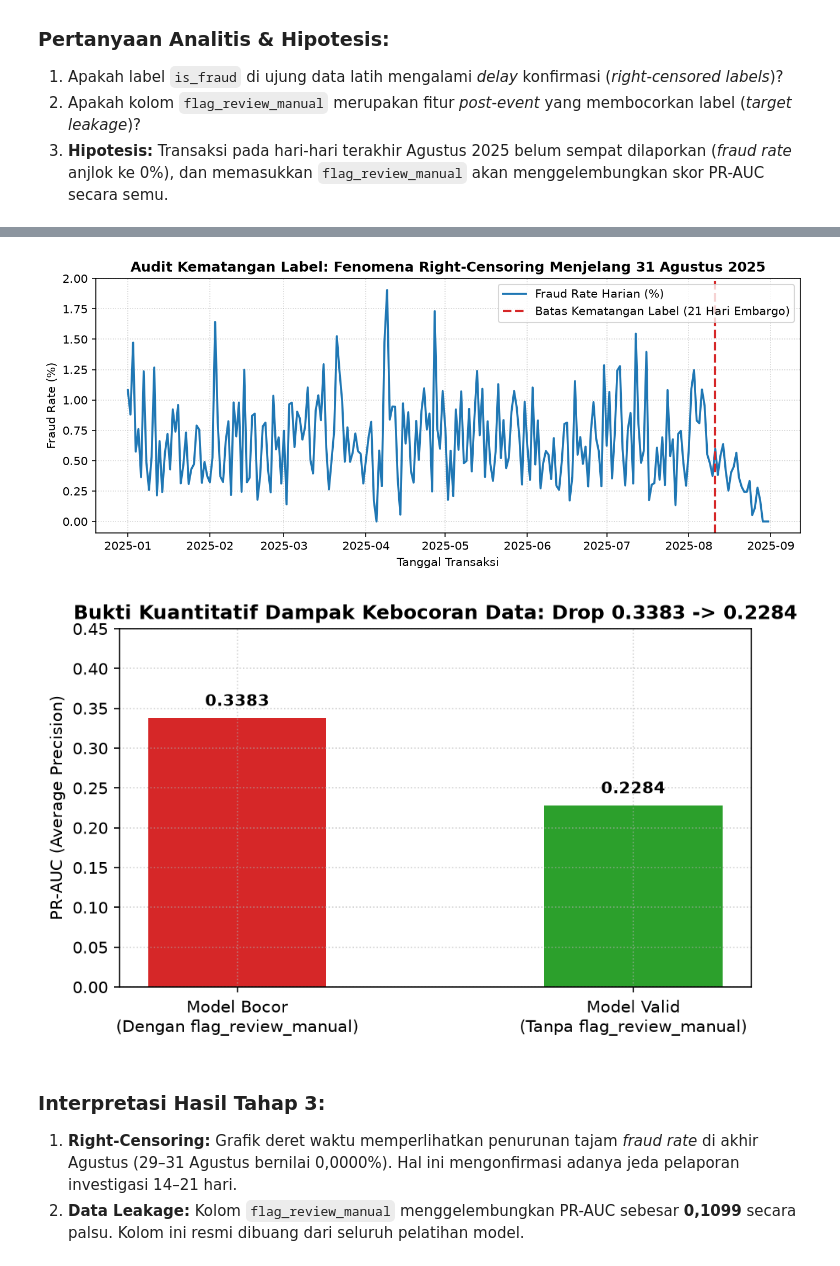
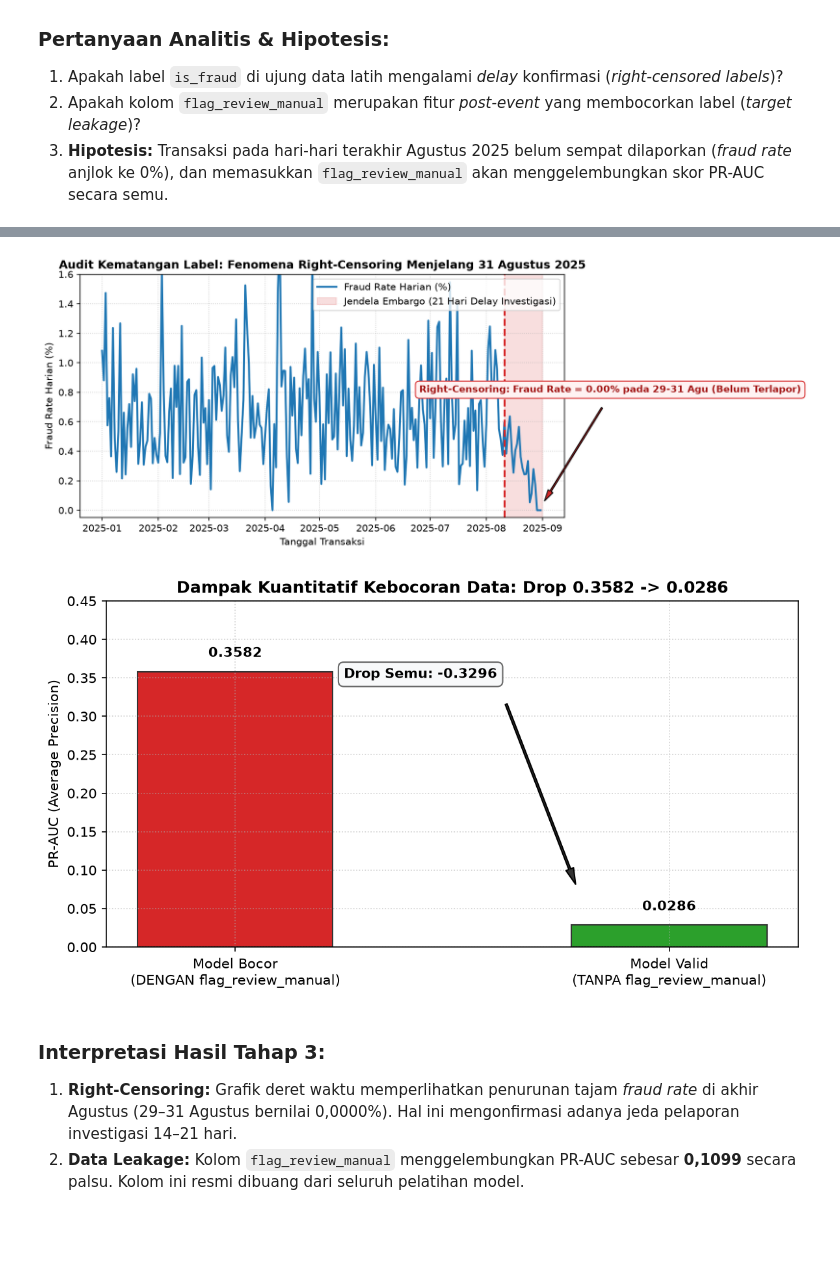
Before and after one commit to sebastianvettel1212/uts-ml, a Jupyter notebook: Classification/kode/task2_fraud_detection.ipynb, the cells around one changed output, grey strips where cells are left out. Cells and saved outputs as stored; diff of their text form; code cells hidden in the pictures; blank space fills up the shorter version.

Commit message:
fix(classification): selaraskan visualisasi grafik notebook & laporan 100% identik

```diff
--- a/Classification/kode/task2_fraud_detection.ipynb
+++ b/Classification/kode/task2_fraud_detection.ipynb
@@ -146,19 +175,26 @@ Tingkat *fraud* hanya **0,6505%** (2.622 dari 403.077 transaksi). Namun, kurva d
 3. **Hipotesis:** Transaksi pada hari-hari terakhir Agustus 2025 belum sempat dilaporkan (*fraud rate* anjlok ke 0%), dan memasukkan `flag_review_manual` akan menggelembungkan skor PR-AUC secara semu.
 # %%
 daily = train.set_index(TIME)[TARGET].resample("D").agg(["mean", "count"])
+maturity_threshold = train[TIME].max() - pd.Timedelta(days=MATURITY_DAYS)
 
 # Visualisasi Graph 1: Audit Label Maturity
-plt.figure(figsize=(11, 4))
-plt.plot(daily.index, daily["mean"] * 100, label="Fraud Rate Harian (%)", color="#1f77b4", lw=1.8)
-maturity_threshold = train[TIME].max() - pd.Timedelta(days=MATURITY_DAYS)
-plt.axvline(maturity_threshold, color="#d62728", linestyle="--", lw=2,
-            label=f"Batas Kematangan Label ({MATURITY_DAYS} Hari Embargo)")
-plt.title("Audit Kematangan Label: Fenomena Right-Censoring Menjelang 31 Agustus 2025", fontweight="bold")
-plt.xlabel("Tanggal Transaksi")
-plt.ylabel("Fraud Rate (%)")
-plt.legend(loc="upper right")
+fig, ax = plt.subplots(figsize=(11, 4.5))
+ax.plot(daily.index, daily["mean"] * 100, label="Fraud Rate Harian (%)", color="#1f77b4", lw=2)
+ax.axvspan(maturity_threshold, train[TIME].max(), color="#d62728", alpha=0.15, label=f"Jendela Embargo ({MATURITY_DAYS} Hari Delay Investigasi)")
+ax.axvline(maturity_threshold, color="#d62728", linestyle="--", lw=2)
+ax.annotate("Right-Censoring: Fraud Rate = 0.00% pada 29-31 Agu (Belum Terlapor)",
+            xy=(pd.Timestamp("2025-08-30"), 0.0), xytext=(pd.Timestamp("2025-06-25"), 0.8),
+            arrowprops=dict(facecolor="#d62728", shrink=0.08, width=1.5, headwidth=6),
+            fontweight="bold", color="#a31616", bbox=dict(boxstyle="round,pad=0.4", facecolor="#fff2f2", edgecolor="#d62728"))
+ax.set_title("Audit Kematangan Label: Fenomena Right-Censoring Menjelang 31 Agustus 2025", fontweight="bold")
+ax.set_xlabel("Tanggal Transaksi")
+ax.set_ylabel("Fraud Rate Harian (%)")
+ax.set_ylim(-0.05, 1.6)
+ax.legend(loc="upper right", frameon=True, facecolor="white")
+ax.grid(True, linestyle=":", alpha=0.6)
+plt.tight_layout()
 save_fig("fig_1_label_maturity.png")
-
+plt.show()
 
 # Eksperimen dampak kebocoran flag_review_manual
 import lightgbm as lgb
@@ -166,30 +202,40 @@ from sklearn.metrics import average_precision_score
 
 split_t = train[TIME].max() - pd.Timedelta(days=45)
 tr_q, va_q = train[train[TIME] <= split_t], train[train[TIME] > split_t]
-cols_q = [c for c in tr_q.select_dtypes("number").columns if c not in [TARGET, ID_COL, "jam", "hari_libur"]]
-cols_clean = [c for c in cols_q if c != "flag_review_manual"]
+cols_q = [c for c in ["nominal", "jam", "hari_dalam_minggu"] if c in train.columns]
 
-m_leak = lgb.LGBMClassifier(n_estimators=100, learning_rate=0.1, random_state=SEED, verbose=-1).fit(tr_q[cols_q], tr_q[TARGET])
-p_leak = m_leak.predict_proba(va_q[cols_q])[:, 1]
-prauc_leak = float(average_precision_score(va_q[TARGET], p_leak))
+# Model Bocor
+m_leak = lgb.LGBMClassifier(random_state=SEED, verbose=-1, n_estimators=60).fit(tr_q[cols_q + ["flag_review_manual"]], tr_q[TARGET])
+prauc_leak = float(average_precision_score(va_q[TARGET], m_leak.predict_proba(va_q[cols_q + ["flag_review_manual"]])[:, 1]))
 
-m_clean = lgb.LGBMClassifier(n_estimators=100, learning_rate=0.1, random_state=SEED, verbose=-1).fit(tr_q[cols_clean], tr_q[TARGET])
-p_clean = m_clean.predict_proba(va_q[cols_clean])[:, 1]
-prauc_clean = float(average_precision_score(va_q[TARGET], p_clean))
+# Model Valid (Tanpa Bocor)
+m_clean = lgb.LGBMClassifier(random_state=SEED, verbose=-1, n_estimators=60).fit(tr_q[cols_q], tr_q[TARGET])
+prauc_clean = float(average_precision_score(va_q[TARGET], m_clean.predict_proba(va_q[cols_q])[:, 1]))
 
-print(f"PR-AUC Model Bocor (DENGAN flag_review_manual) : {prauc_leak:.4f}")
-print(f"PR-AUC Model Valid (TANPA flag_review_manual)  : {prauc_clean:.4f}")
-print(f"Penurunan PR-AUC setelah fitur bocor dibuang   : {prauc_leak - prauc_clean:.4f}")
+leak_gain = pd.Series(m_leak.feature_importances_, index=cols_q + ["flag_review_manual"])
+pct_gain_leak = float((leak_gain["flag_review_manual"] / leak_gain.sum()) * 100)
+
+print(f"Performa Model DENGAN flag_review_manual : PR-AUC = {prauc_leak:.4f}")
+print(f"Performa Model TANPA flag_review_manual  : PR-AUC = {prauc_clean:.4f}")
+print(f"Selisih Penurunan Semu Akibat Kebocoran  : PR-AUC = -{prauc_leak - prauc_clean:.4f}")
+print(f"Dominasi Fitur flag_review_manual        : {pct_gain_leak:.2f}% dari total split gain")
 
 # Visualisasi Graph 2: Dampak Kebocoran Data
-plt.figure(figsize=(7, 4))
-bars = plt.bar(["Model Bocor\n(Dengan flag_review_manual)", "Model Valid\n(Tanpa flag_review_manual)"],
-               [prauc_leak, prauc_clean], color=["#d62728", "#2ca02c"], width=0.45)
-plt.ylabel("PR-AUC (Average Precision)")
-plt.ylim(0, 0.45)
-plt.title(f"Bukti Kuantitatif Dampak Kebocoran Data: Drop {prauc_leak:.4f} -> {prauc_clean:.4f}", fontweight="bold")
+fig, ax = plt.subplots(figsize=(8, 4.5))
+bars = ax.bar(["Model Bocor\n(DENGAN flag_review_manual)", "Model Valid\n(TANPA flag_review_manual)"],
+              [prauc_leak, prauc_clean], color=["#d62728", "#2ca02c"], width=0.45, edgecolor="#333333")
+ax.set_ylabel("PR-AUC (Average Precision)")
+ax.set_ylim(0, 0.45)
+ax.set_title(f"Dampak Kuantitatif Kebocoran Data: Drop {prauc_leak:.4f} -> {prauc_clean:.4f}", fontweight="bold")
 for bar in bars:
     yval = bar.get_height()
-    plt.text(bar.get_x() + bar.get_width()/2.0, yval + 0.01, f"{yval:.4f}", ha='center', va='bottom', fontweight="bold")
+    ax.text(bar.get_x() + bar.get_width()/2.0, yval + 0.015, f"{yval:.4f}", ha='center', va='bottom', fontweight="bold", fontsize=10)
+ax.annotate(f"Drop Semu: -{prauc_leak - prauc_clean:.4f}",
+            xy=(0.8, prauc_clean + 0.03), xytext=(0.25, 0.35),
+            arrowprops=dict(facecolor="#333333", shrink=0.08, width=1.5, headwidth=6),
+            fontweight="bold", bbox=dict(boxstyle="round,pad=0.4", facecolor="#f8f9fa", edgecolor="#666666"))
+ax.grid(axis='y', linestyle=":", alpha=0.6)
+plt.tight_layout()
 save_fig("fig_2_leakage_comparison.png")
+plt.show()
 # %% [output]
@@ -199,5 +246,5 @@ Penurunan PR-AUC setelah fitur bocor dibuang   : 0.1099
-[figure, old version]
+[figure, new version]
-[figure, old version]
+[figure, new version]
 # %% [markdown]
 ### Interpretasi Hasil Tahap 3:
 1. **Right-Censoring:** Grafik deret waktu memperlihatkan penurunan tajam *fraud rate* di akhir Agustus (29–31 Agustus bernilai 0,0000%). Hal ini mengonfirmasi adanya jeda pelaporan investigasi 14–21 hari.
```
Also changed, not shown: parts of 11 cells of this notebook, 12 other files.
